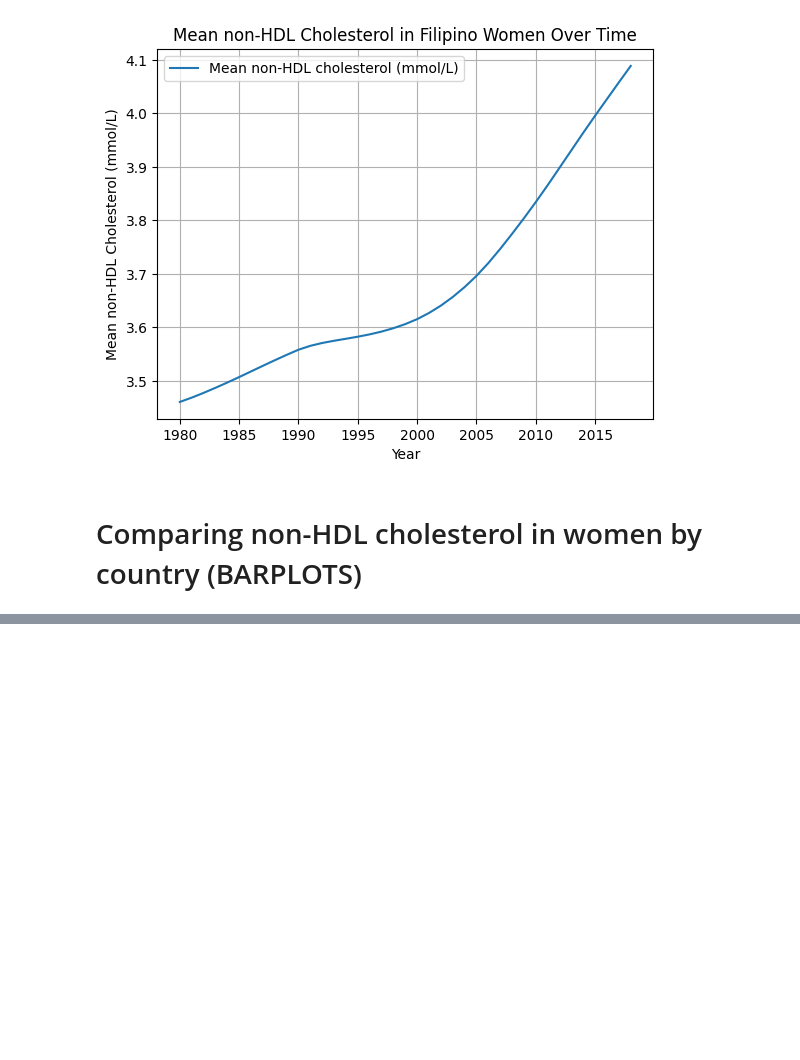
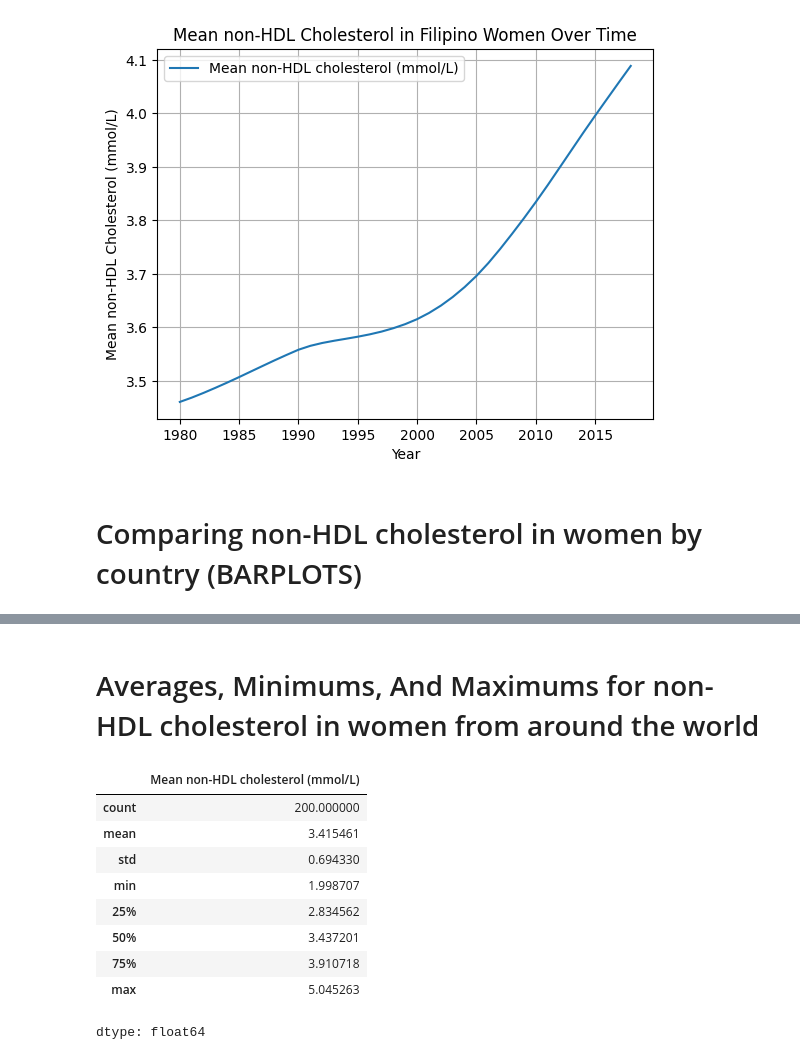
Before and after one commit to jocelynbrownie27-max/Cholesterol-Project, a Jupyter notebook: DSRP_2026_Jocelyn_Browne_(CHOLESTEROL).ipynb, the cells around one changed output, grey strips where cells are left out. Drawn from its saved outputs; the diff is of its cells as text; code cells hidden in the pictures; blank space fills up the shorter version.

```diff
--- a/DSRP_2026_Jocelyn_Browne_(CHOLESTEROL).ipynb
+++ b/DSRP_2026_Jocelyn_Browne_(CHOLESTEROL).ipynb
@@ -331,0 +332,15 @@ plt.show()
+# %% [markdown]
+# Averages, Minimums, And Maximums for non-HDL cholesterol in women from around the world
+# %%
+df[(df['Year']==1980) & (df['Sex']=='Women')]['Mean non-HDL cholesterol (mmol/L)'].describe()
+# %% [output]
+|  | Mean non-HDL cholesterol (mmol/L) |
+| count | 200.000000 |
+| mean | 3.415461 |
+| std | 0.694330 |
+| min | 1.998707 |
+| 25% | 2.834562 |
+| 50% | 3.437201 |
+| 75% | 3.910718 |
+| max | 5.045263 |
+dtype: float64
```
Also changed, not shown: parts of 9 cells of this notebook.
